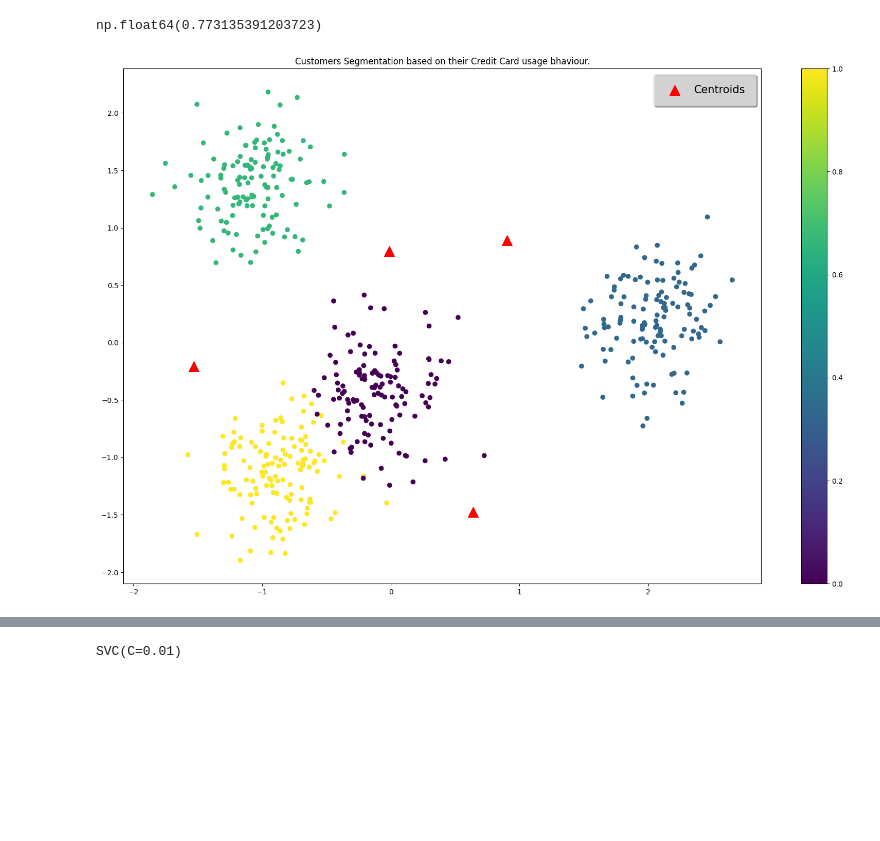
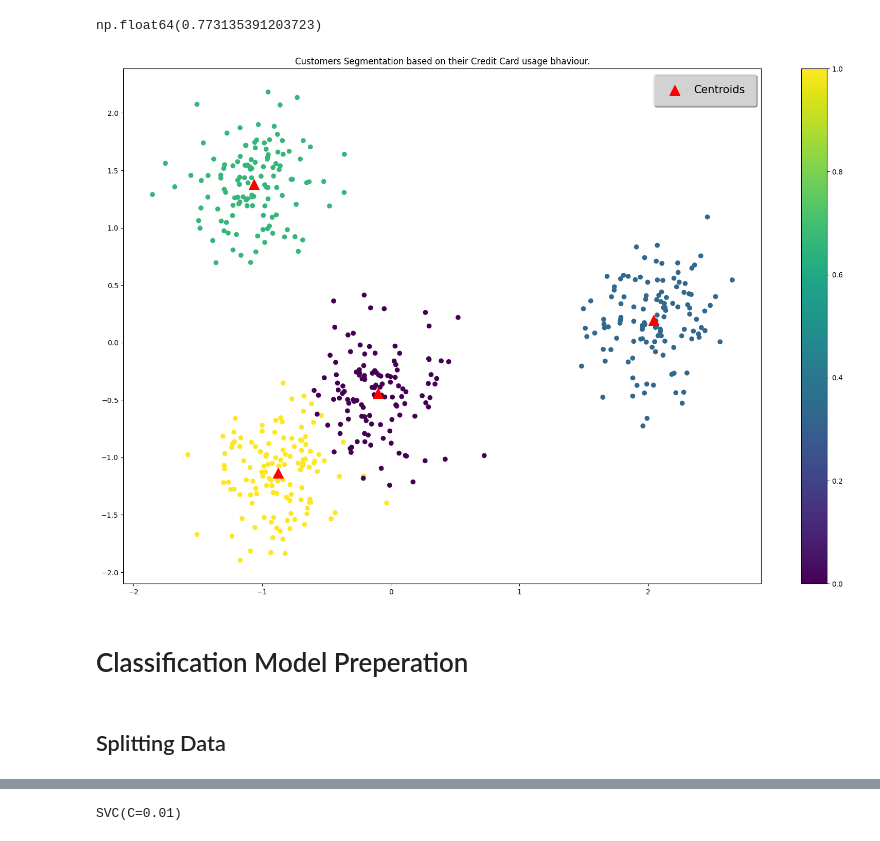
Before and after one commit to Youssef3082004/Customer_Behavior_Intelligence_System, a Jupyter notebook: Model.ipynb, the cells around one changed output, grey strips where cells are left out. Saved outputs shown, nothing was run; the diff lists cells and outputs as text; code cells hidden in the pictures; blank space fills up the shorter version.

```diff
--- a/Model.ipynb
+++ b/Model.ipynb
@@ -156,5 +168,4 @@ from sklearn.decomposition import PCA
 
 pca_model = PCA(n_components=2,random_state=42)
 PCA_data = pca_model.fit_transform(df[["feature_2","feature_3","feature_4"]])
-
-print(pca_model.singular_values_)
+New_sentroid_places = pca_model.transform(sentroids)
@@ -184,12 +177,14 @@ np.float64(0.773135391203723)
 # %%
 plt.figure(figsize=(20,13))
 plt.scatter(PCA_data[:,0], PCA_data[:,1], marker='o',c=labels_)
-plt.scatter(sentroids[:,0], sentroids[:,1], marker='^',color = "red",s=200,label="Centroids")
+plt.scatter(New_sentroid_places[:,0], New_sentroid_places[:,1], marker='^',color = "red",s=200,label="Centroids")
 plt.legend(frameon=True,ncol=1,fancybox=True,framealpha=0.5,shadow=True,borderpad=1,fontsize=15)
 plt.colorbar()
 plt.title("Customers Segmentation based on their Credit Card usage bhaviour.")
 plt.show()
 # %% [output]
-[figure, old version]
+[figure, new version]
+# %% [markdown]
+# Classification Model Preperation
 # %%
 from sklearn.tree import DecisionTreeClassifier
@@ -197,6 +191,8 @@ from sklearn.linear_model import LogisticRegression
 from sklearn.svm import SVC
 from sklearn.model_selection import train_test_split
 from sklearn.metrics import accuracy_score , confusion_matrix , classification_report
+# %% [markdown]
+## Splitting Data
 # %%
 x = new_df.iloc[:,:-1]
 y = new_df.iloc[:,-1]
```
Also changed, not shown: parts of 24 cells of this notebook.
